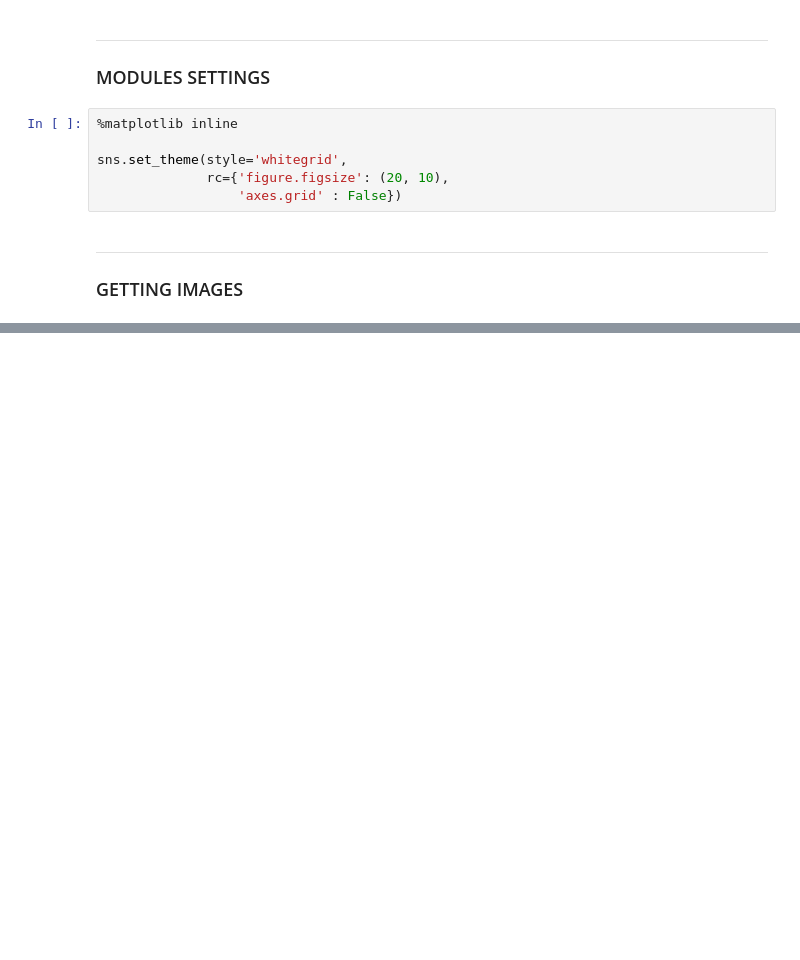
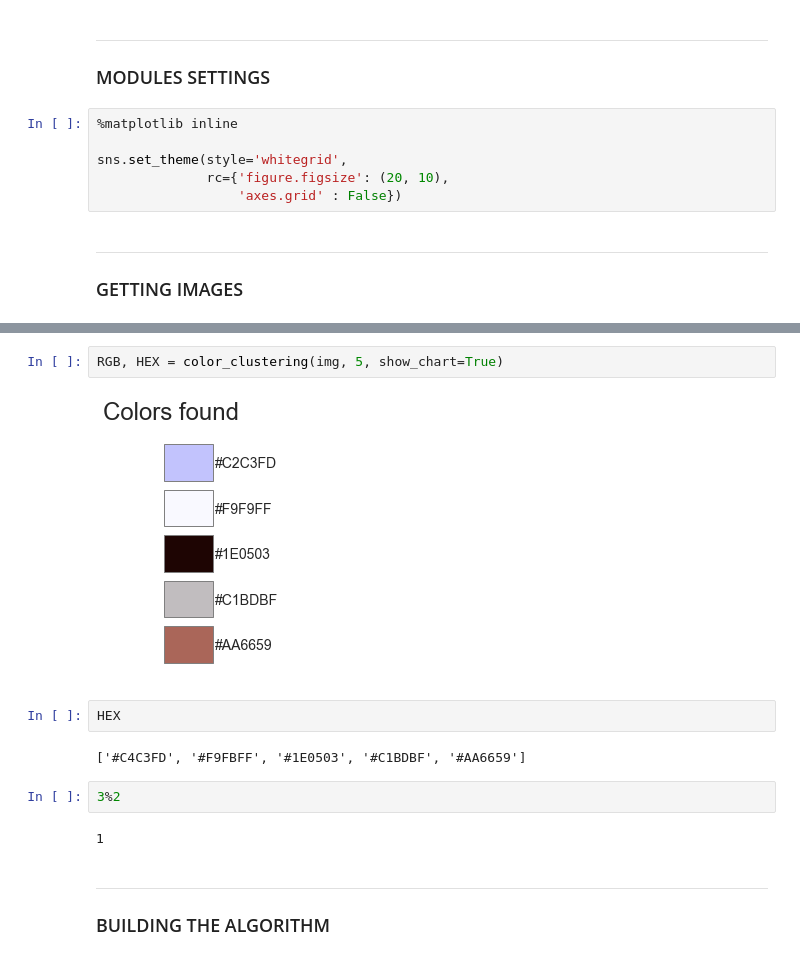
Before and after one commit to mabatalla/IA_in_a_museum, a Jupyter notebook: notebooks/00_basic_operations.ipynb, the cells around one changed output, grey strips where cells are left out. Saved outputs shown, nothing was run; the diff lists cells and outputs as text; blank space fills up the shorter version.

```diff
--- a/notebooks/00_basic_operations.ipynb
+++ b/notebooks/00_basic_operations.ipynb
@@ -86,0 +77,15 @@ plt.imshow(crop_img(img))
+# %%
+RGB, HEX = color_clustering(img, 5, show_chart=True)
+# %% [output]
+[figure, added]
+# %%
+HEX
+# %% [output]
+['#C4C3FD', '#F9FBFF', '#1E0503', '#C1BDBF', '#AA6659']
+# %%
+3%2
+# %% [output]
+1
+# %% [markdown]
+___
+### BUILDING THE ALGORITHM
```
Also changed, not shown: parts of 13 cells of this notebook, 3 other files.
